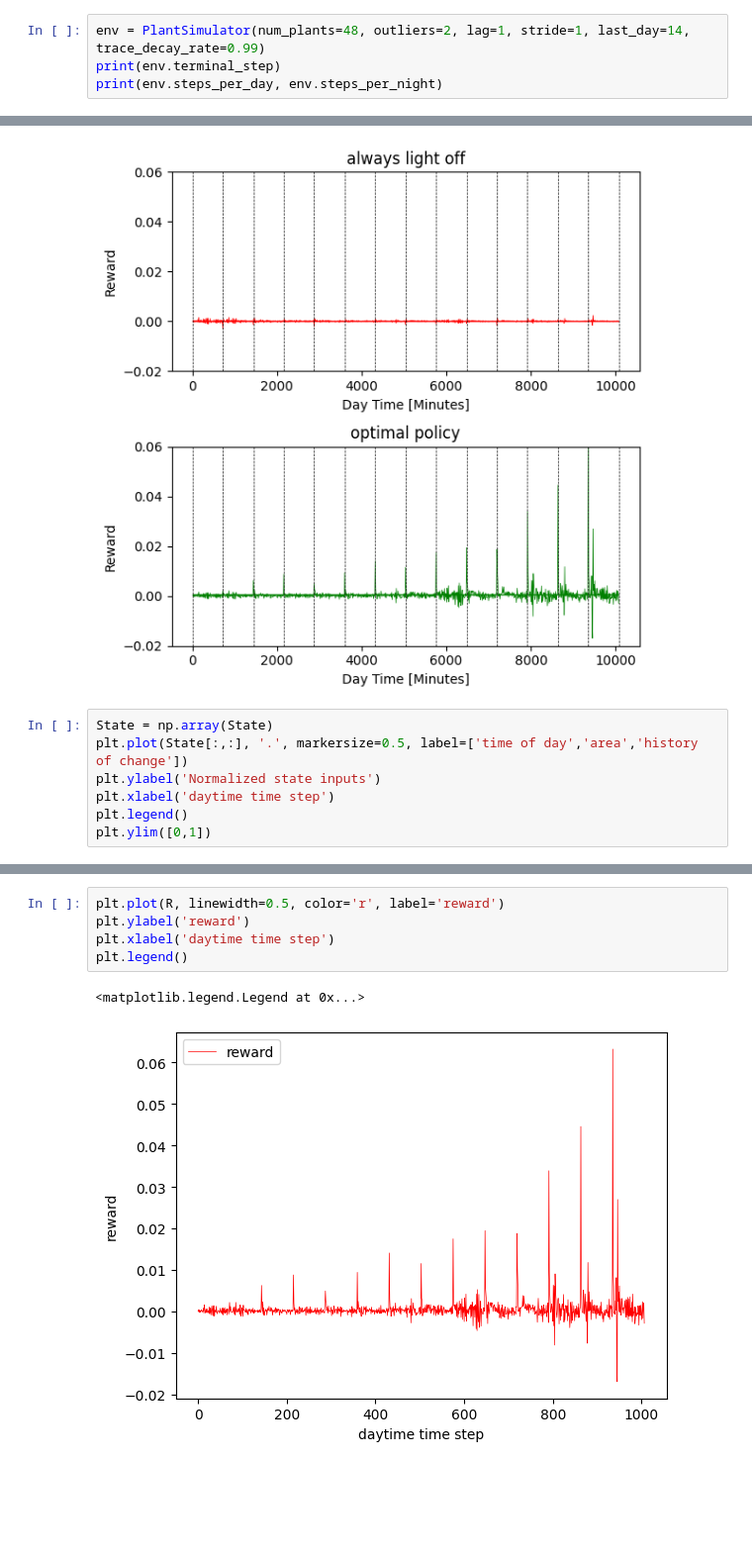
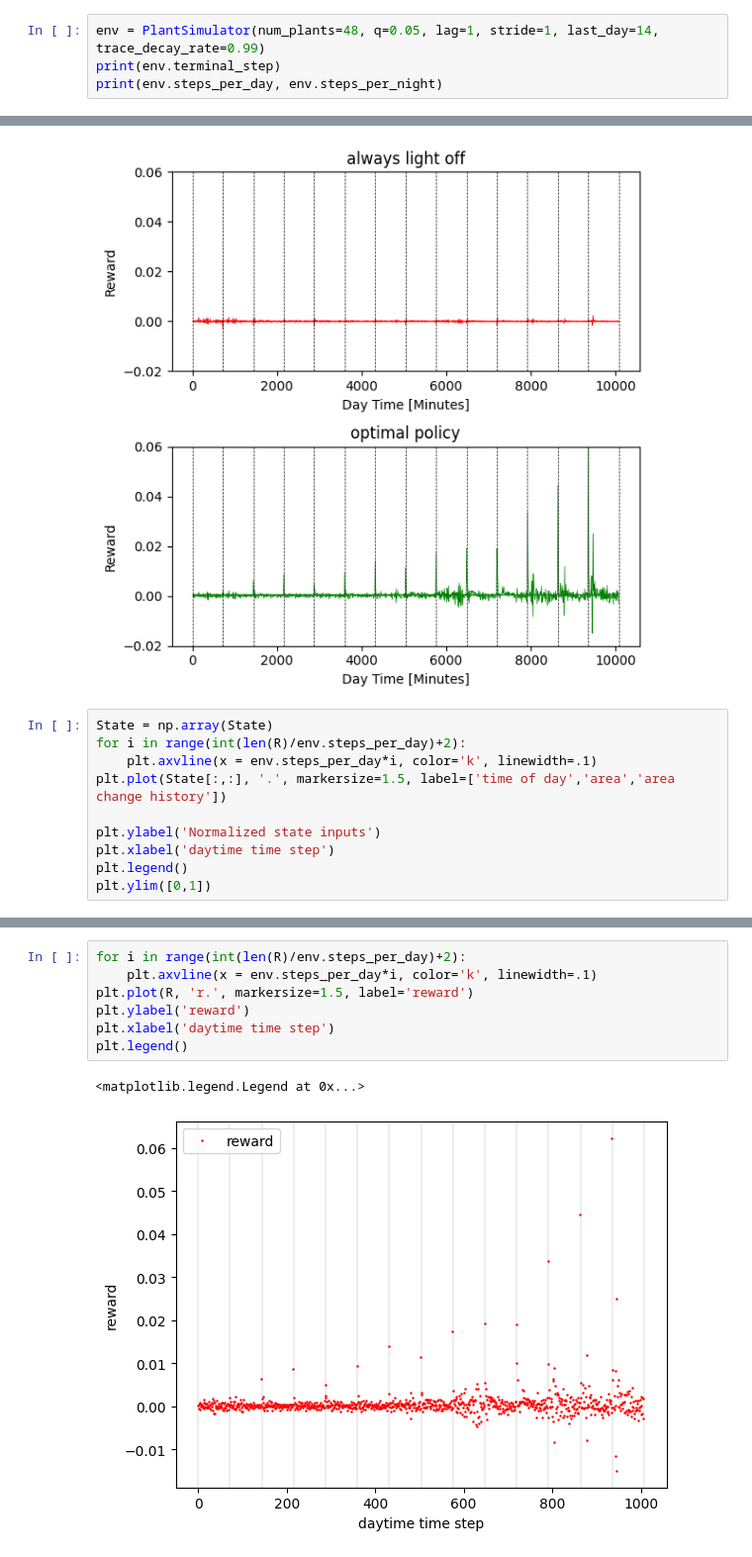
Before and after one commit to steventango/plant-rl, a Jupyter notebook: analysis/test_MultiPlantSim.ipynb, the cells around one changed output, grey strips where cells are left out. Shown at 99% size. Drawn from its saved outputs; the diff is of its cells as text; blank space fills up the shorter version.

```diff
--- a/analysis/test_MultiPlantSim.ipynb
+++ b/analysis/test_MultiPlantSim.ipynb
@@ -3,7 +3,7 @@ from environments.PlantSimulator import PlantSimulator_OneTime as PlantSimulator
 import numpy as np
 import matplotlib.pyplot as plt
 # %%
-env = PlantSimulator(num_plants=48, outliers=2, lag=1, stride=1, last_day=14, trace_decay_rate=0.99)
+env = PlantSimulator(num_plants=48, q=0.05, lag=1, stride=1, last_day=14, trace_decay_rate=0.99)
 print(env.terminal_step)
 print(env.steps_per_day, env.steps_per_night)
 # %% [output]
@@ -49,7 +49,10 @@ fig.tight_layout()
 [figure]
 # %%
 State = np.array(State)
-plt.plot(State[:,:], '.', markersize=0.5, label=['time of day','area','history of change'])
+for i in range(int(len(R)/env.steps_per_day)+2):
+    plt.axvline(x = env.steps_per_day*i, color='k', linewidth=.1)
+plt.plot(State[:,:], '.', markersize=1.5, label=['time of day','area','area change history'])
+
 plt.ylabel('Normalized state inputs')
 plt.xlabel('daytime time step')
 plt.legend()
@@ -60,8 +63,10 @@ plt.ylim([0,1])
 # %%
-plt.plot(R, linewidth=0.5, color='r', label='reward')
+for i in range(int(len(R)/env.steps_per_day)+2):
+    plt.axvline(x = env.steps_per_day*i, color='k', linewidth=.1)
+plt.plot(R, 'r.', markersize=1.5, label='reward')
 plt.ylabel('reward')
 plt.xlabel('daytime time step')
 plt.legend()
 # %% [output]
 <matplotlib.legend.Legend at 0x...>
-[figure, old version]
+[figure, new version]
```
Also changed, not shown: parts of 2 cells of this notebook, 1 other file.
